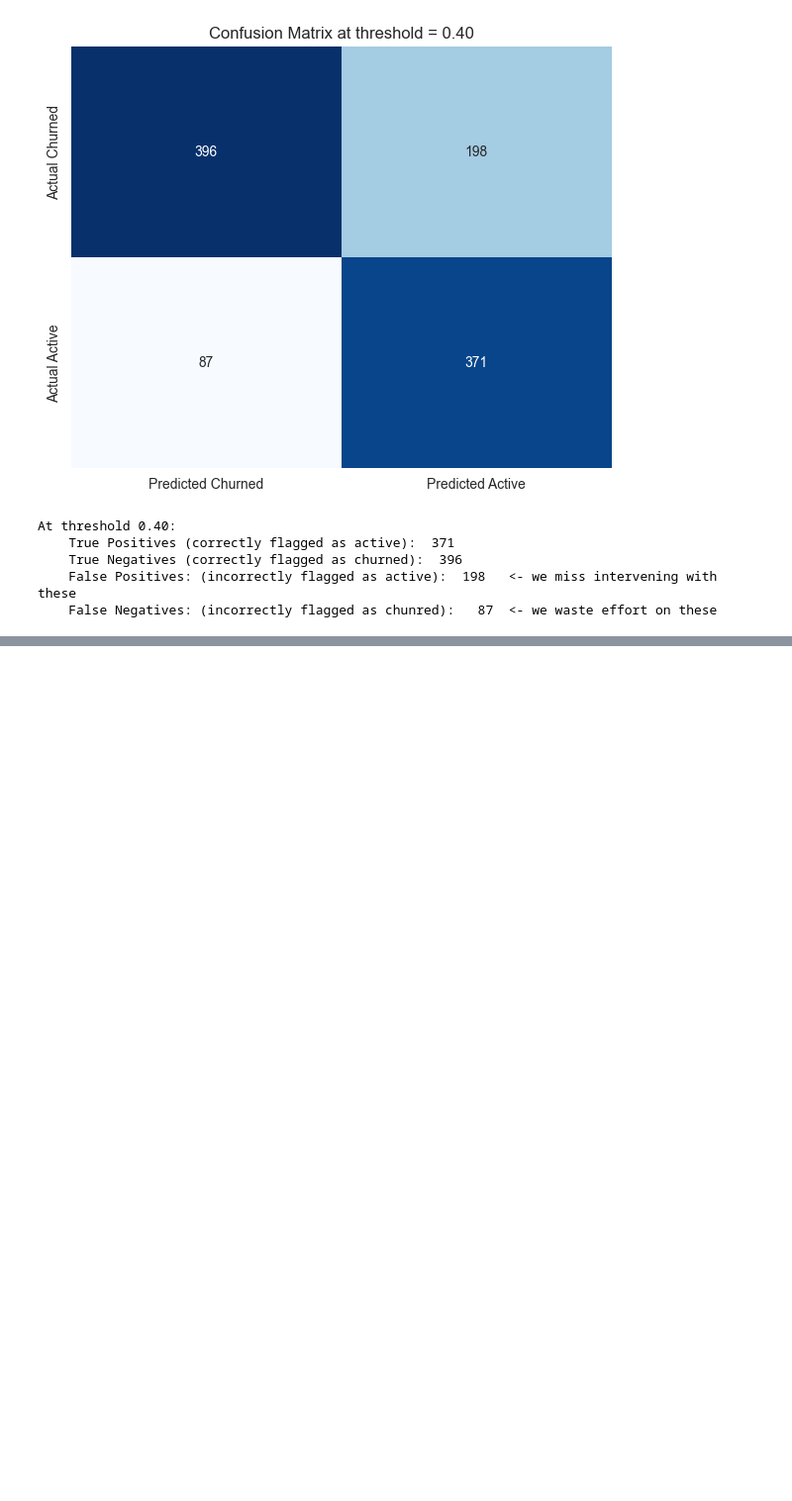
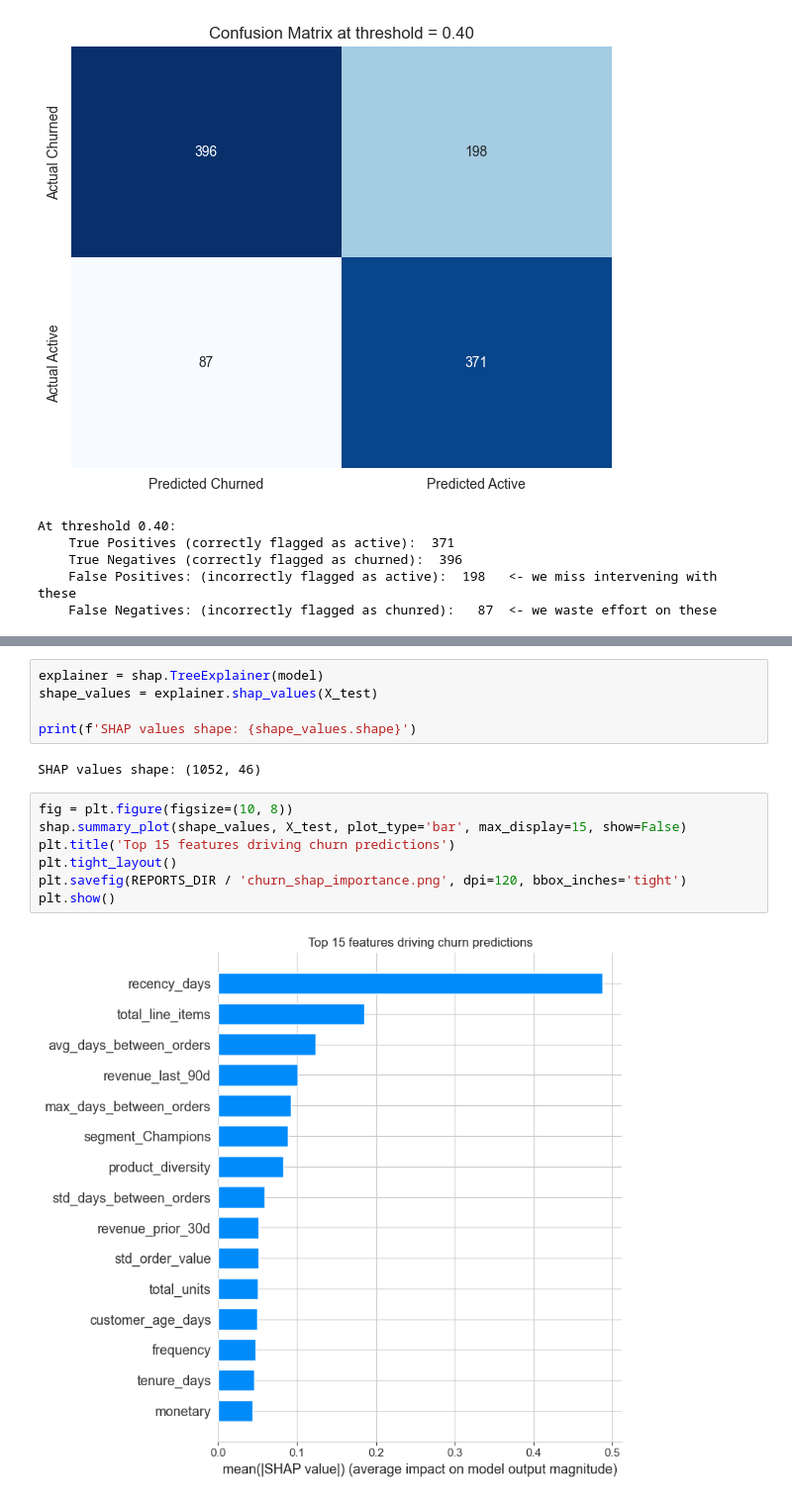
Before and after one commit to JomarHAN/ML-UCI-Online-Retail-II, a Jupyter notebook: notebooks/06_churn_prediction.ipynb, the cells around one changed output, grey strips where cells are left out. Shown at 99% size. Saved outputs shown, nothing was run; the diff lists cells and outputs as text; blank space fills up the shorter version.

Commit message:
10. SHAP explanations for churn predictions

```diff
--- a/notebooks/06_churn_prediction.ipynb
+++ b/notebooks/06_churn_prediction.ipynb
@@ -398,0 +403,16 @@ At threshold 0.40:
+# %%
+explainer = shap.TreeExplainer(model)
+shape_values = explainer.shap_values(X_test)
+
+print(f'SHAP values shape: {shape_values.shape}')
+# %% [output]
+SHAP values shape: (1052, 46)
+# %%
+fig = plt.figure(figsize=(10, 8))
+shap.summary_plot(shape_values, X_test, plot_type='bar', max_display=15, show=False)
+plt.title('Top 15 features driving churn predictions')
+plt.tight_layout()
+plt.savefig(REPORTS_DIR / 'churn_shap_importance.png', dpi=120, bbox_inches='tight')
+plt.show()
+# %% [output]
+[figure, added]
```
Also changed, not shown: parts of 3 cells of this notebook, 2 other files.
